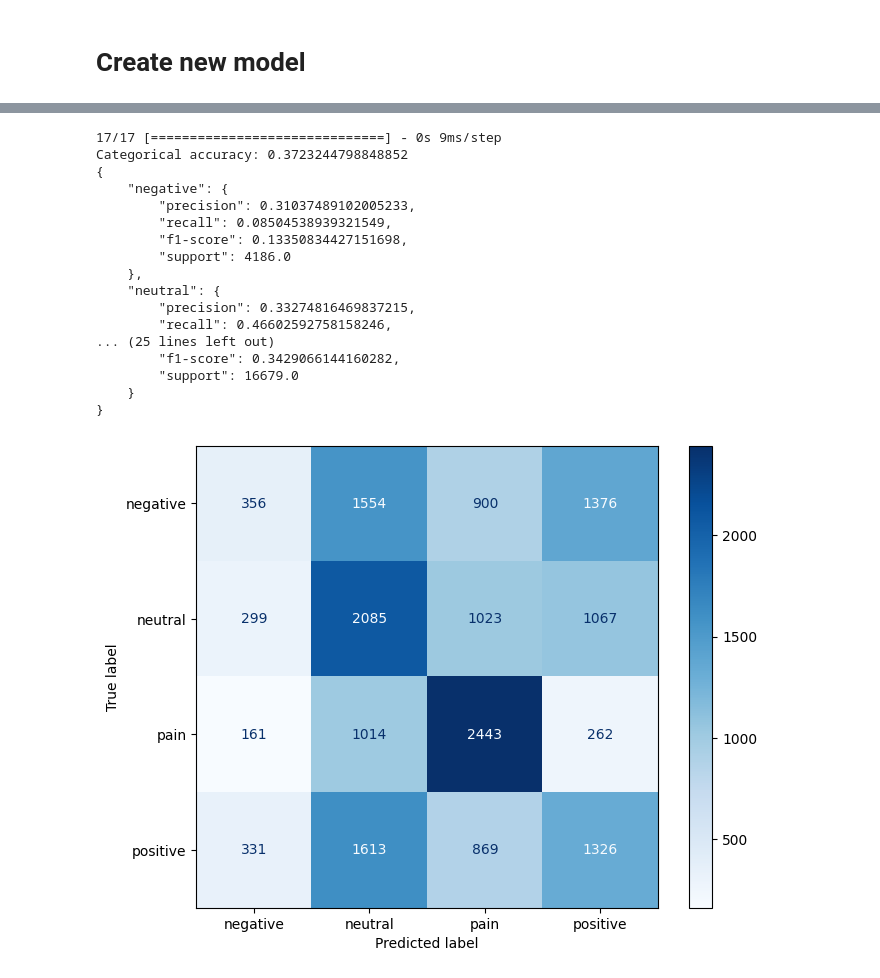
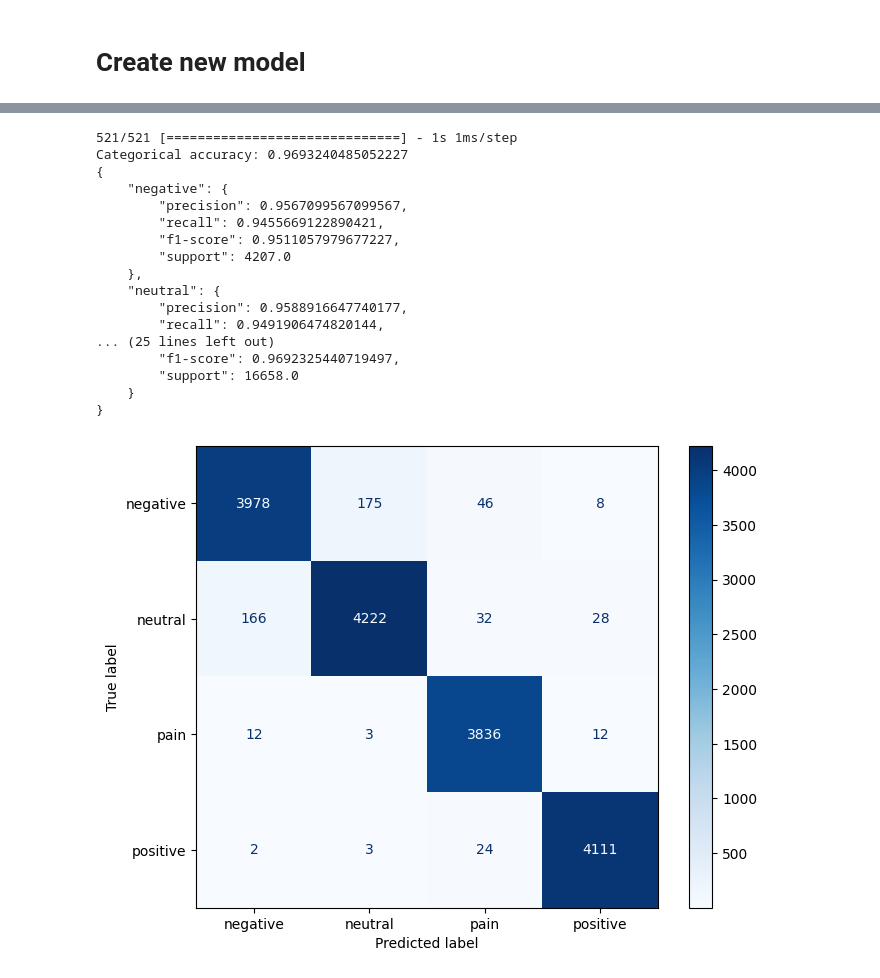
Before and after one commit to trucomanx/fcnn_emotion4_fusion, a Jupyter notebook: create/training_holdout.ipynb, the cells around one changed output, grey strips where cells are left out. Cells and saved outputs as stored; diff of their text form; code cells hidden in the pictures.

```diff
--- a/create/training_holdout.ipynb
+++ b/create/training_holdout.ipynb
@@ -220,11 +221,11 @@ test: (16679, 51)
 # %% [markdown]
 # Create new model
 # %%
-import SkeletonEmotion4Lib.lib_model as mpp
+import FusionEmotion4Lib.lib_model as mpp
 
-model = mpp.create_model_onlycls(load_weights=False,
-                                file_of_weight='',
-                                ncod=NCOD);
+model = mpp.create_model(  load_weights=False,
+                           file_of_weight='',
+                           ncod=NCOD);
 
 print('input_shape',model.input_shape)
 print('output_shape',model.output_shape)
@@ -271,13 +282,14 @@ early_stopping = tf.keras.callbacks.EarlyStopping(  monitor='val_loss',
                                                     verbose=1,
                                                     restore_best_weights=False);
 
-log_dir = os.path.join(output_dir,"logs","fit",'onlycls-'+datetime.datetime.now().strftime("%Y%m%d-%H%M%S"));
+log_dir = os.path.join(output_dir,"logs","fit",datetime.datetime.now().strftime("%Y%m%d-%H%M%S"));
 tensorboard_callback = tf.keras.callbacks.TensorBoard(log_dir=log_dir, histogram_freq=1)
 # %%
 # FIT THE MODEL
-history = model.fit(training_dataset,
+history = model.fit(training_data_array,training_y_categorical,
                     epochs=EPOCAS,
-                    validation_data=validation_dataset,
+                    batch_size=BATCH_SIZE,
+                    validation_data=(validation_data_array,validation_y_categorical),
                     callbacks=[checkpoint,early_stopping,tensorboard_callback],
                     verbose=1
                    );
@@ -313,21 +332,21 @@ model.load_weights(best_model_file);
 data_results=dict();
 
 # Evaluate training
-results = model.evaluate(training_dataset)
+results = model.evaluate(training_data_array,training_y_categorical)
 results = dict(zip(model.metrics_names,results))
 print('training',results,"\n\n");
 for key,value in results.items():
     data_results['train_'+key]=value;
 
 # Evaluate validation
-results = model.evaluate(validation_dataset)
+results = model.evaluate(validation_data_array,validation_y_categorical)
 results = dict(zip(model.metrics_names,results))
 print('validation',results,"\n\n");
 for key,value in results.items():
     data_results['val_'+key]=value;
 
 # Evaluate testing
-results = model.evaluate(test_dataset)
+results = model.evaluate(test_data_array,test_y_categorical)
 results = dict(zip(model.metrics_names,results))
 print('testing',results,"\n\n");
 for key,value in results.items():
@@ -363,53 +382,53 @@ import matplotlib.pyplot as plt
 target_names = ['negative','neutral','pain','positive'];
 
 # Predict
-Y_pred = model.predict(test_dataset,verbose=1);
+Y_pred = model.predict(test_data_array,verbose=1);
 y_pred = np.argmax(Y_pred, axis=1);
 
 # Calculate accuracy
-categorical_accuracy = np.mean(test_dataset.classes == y_pred);
+categorical_accuracy = np.mean(test_y == y_pred);
 print(f'Categorical accuracy: {categorical_accuracy}');
 
 # Confusion matrix
-CM=confusion_matrix(test_dataset.classes, y_pred);
+CM=confusion_matrix(test_y, y_pred);
 
 fname=os.path.join(output_dir,"confusion_matrix.eps");
 fig, ax = plt.subplots(figsize=(8,6), dpi=100)
 disp = ConfusionMatrixDisplay(confusion_matrix=CM, display_labels=target_names)
 disp.plot(ax=ax,cmap=plt.cm.Blues)
 plt.savefig(fname)
 
 cm_dict=dict();
 cm_dict['matrix']=CM.tolist();
 cm_dict['label']=target_names;
 # final all json
 with open(os.path.join(output_dir,"confusion_matrix.json"), 'w') as f:
     json.dump(cm_dict, f,indent=4);
     f.close()
 
 # Classification report
 fname=os.path.join(output_dir,"classification_report.json")
-dict_dat=classification_report(test_dataset.classes, y_pred, target_names=target_names,output_dict=True);
+dict_dat=classification_report(test_y, y_pred, target_names=target_names,output_dict=True);
 print(json.dumps(dict_dat, indent=4))
 with open(fname, 'w') as f:
     json.dump(dict_dat, f,indent=4);
     f.close()
 # %% [output]
-17/17 [==============================] - 0s 9ms/step
-Categorical accuracy: 0.3723244798848852
+521/521 [==============================] - 1s 1ms/step
+Categorical accuracy: 0.9693240485052227
 {
     "negative": {
-        "precision": 0.31037489102005233,
-        "recall": 0.08504538939321549,
-        "f1-score": 0.13350834427151698,
-        "support": 4186.0
+        "precision": 0.9567099567099567,
+        "recall": 0.9455669122890421,
+        "f1-score": 0.9511057979677227,
+        "support": 4207.0
     },
     "neutral": {
-        "precision": 0.33274816469837215,
-        "recall": 0.46602592758158246,
+        "precision": 0.9588916647740177,
+        "recall": 0.9491906474820144,
 ... (25 lines left out)
-        "f1-score": 0.3429066144160282,
-        "support": 16679.0
+        "f1-score": 0.9692325440719497,
+        "support": 16658.0
     }
 }
-[figure, old version]
+[figure, new version]
```
Also changed, not shown: parts of 12 cells of this notebook, 6 other files.
